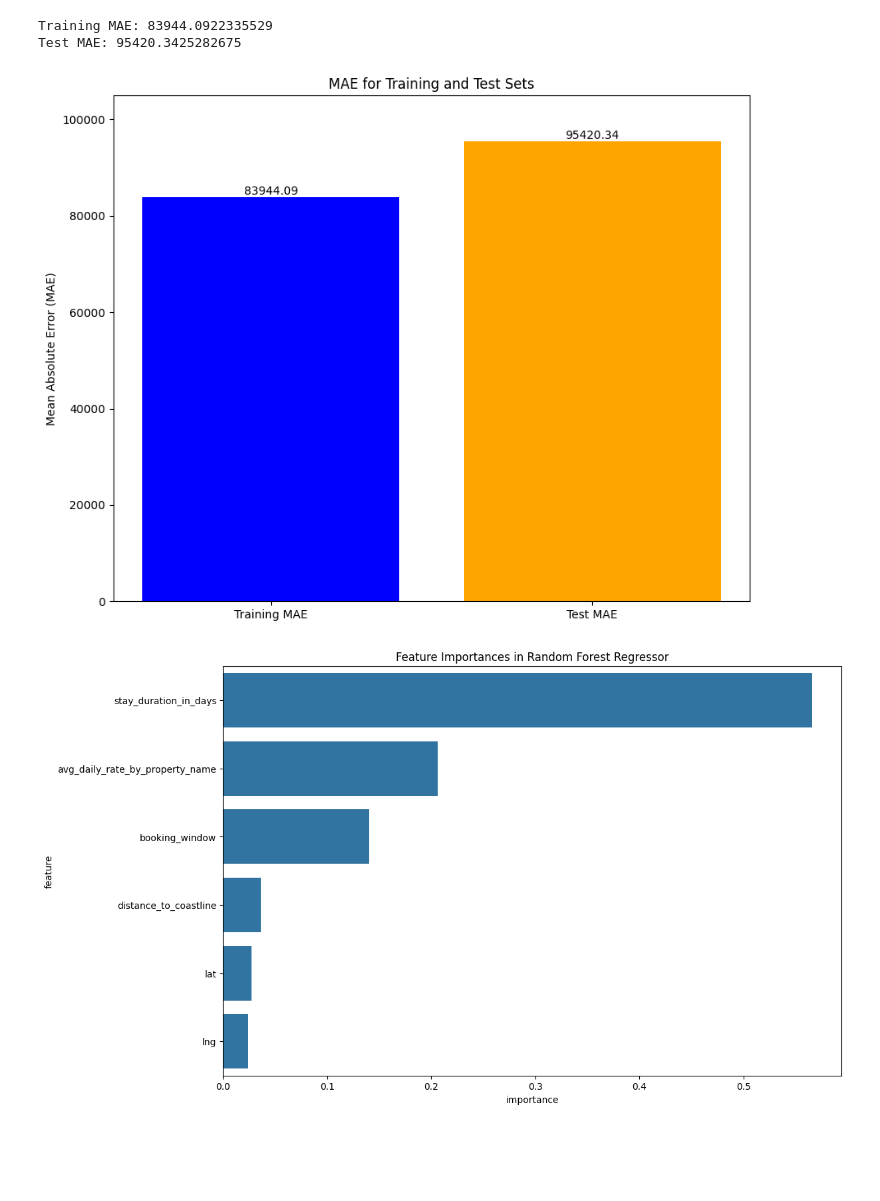
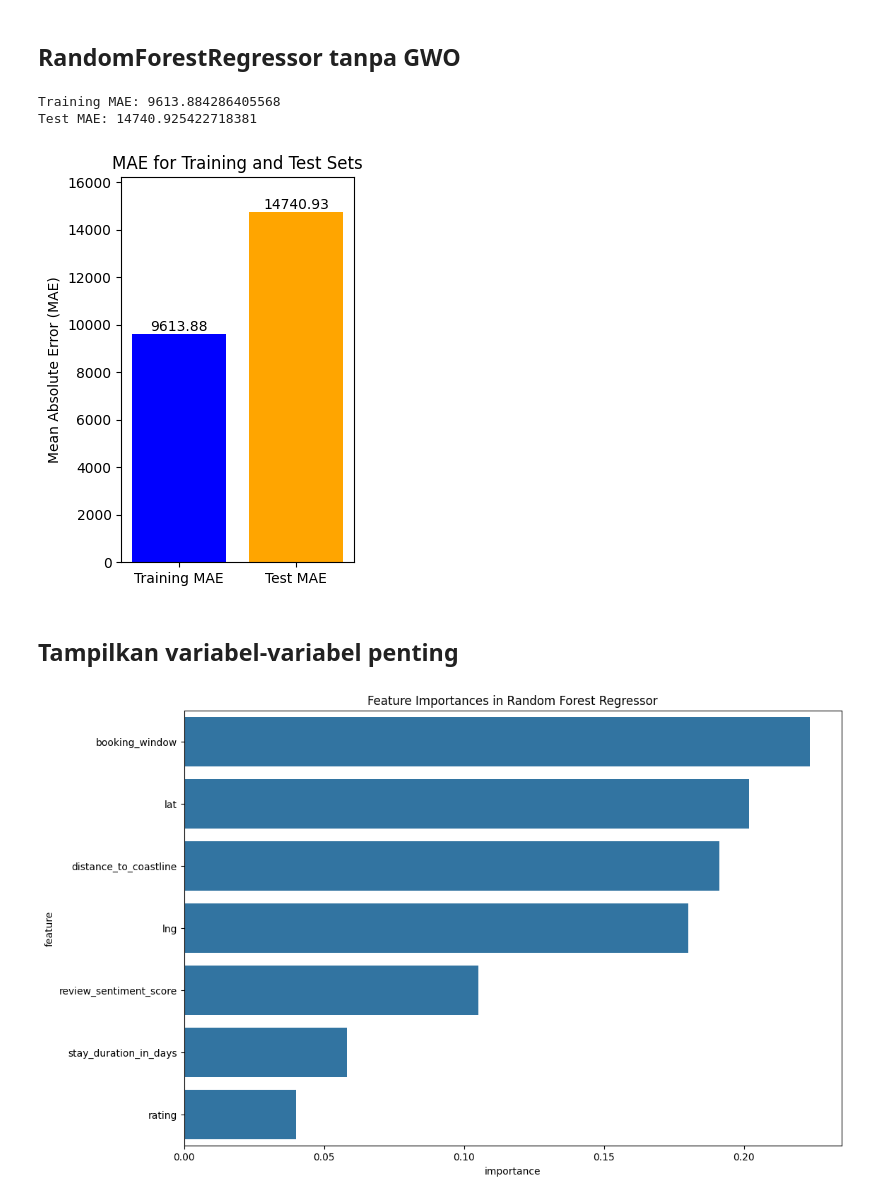
Before and after one commit to naufalsutrisna/Room-Pricing-Bukit-Vista, a Jupyter notebook: machine learning/randomforest_model.ipynb, the cells around one changed output. Saved outputs shown, nothing was run; the diff lists cells and outputs as text; code cells hidden in the pictures; blank space fills up the shorter version.

Commit message:
added normalization, changed the preprocessed data, and cleaned up the code.

```diff
--- a/machine learning/randomforest_model.ipynb
+++ b/machine learning/randomforest_model.ipynb
@@ -10,6 +14,6 @@ import seaborn as sns
 # %%
-# path ke file csv dimasukkan ke variabel
-data_path = os.path.join(os.getcwd(), 'preprocessed_data_all.csv')
+# Define the path to the CSV file
+data_path = os.path.join(os.getcwd(), '..', '..', 'data', 'preprocessed_data_v2.csv')
 
-# masukkan dataset ke dalam variabel df
+# Load the dataset
 df = pd.read_csv(data_path)
@@ -42,13 +20,29 @@ x_train, x_test, y_train, y_test = train_test_split(df[xcol], df[ycol], test_siz
+# %%
+# mendefinisi kolom yang memprediksi (xcol) dan diprediksi (ycol)
+# pokoknya yang di hashtagin itu gaperlu, karena yang ada malah nurunin si MAE nya
+ycol = df['average_daily_rate']  # Replace 'target' with the actual name of your target column
+xcol = ['stay_duration_in_days', 'booking_window', 'distance_to_coastline', 'lat','review_sentiment_score', 'lng', 'rating']
+
+# Normalize the dataset
+scaler = StandardScaler()
+
+# Fit the scaler on the training data and transform both training and testing data
+xcol_normalized = scaler.fit_transform(df[xcol])
+
+# Split the data into training and testing sets
+x_train, x_test, y_train, y_test = train_test_split(xcol_normalized, ycol, test_size=0.2, random_state=42)
+# %% [markdown]
+## RandomForestRegressor tanpa GWO
 # %%
 # inisialisasi RandomForestRegressor
 # rf_regressor = RandomForestRegressor(n_estimators=100, random_state=42, max_depth=30, n_jobs=-1, bootstrap=False)
 rf_regressor = RandomForestRegressor(
-    n_estimators=100,
+    n_estimators=110,
     random_state=42,
     max_depth=30,
     min_samples_split=2,
     min_samples_leaf=1,
-    max_features=4,
+    max_features=2,
     bootstrap=False,
     n_jobs=-1
 )
@@ -60,44 +54,47 @@ rf_regressor.fit(x_train, y_train)
 y_pred_train = rf_regressor.predict(x_train)
 y_pred_test = rf_regressor.predict(x_test)
 # %%
-# evaluasi model pakai MAE
+from sklearn.metrics import mean_absolute_error
+
+# Evaluate the model using MAE
 train_mae = mean_absolute_error(y_train, y_pred_train)
 test_mae = mean_absolute_error(y_test, y_pred_test)
 
 print(f'Training MAE: {train_mae}')
 print(f'Test MAE: {test_mae}')
 
 # visualisasi MAE
 labels = ['Training MAE', 'Test MAE']
 values = [train_mae, test_mae]
 
-plt.figure(figsize=(10, 8))
+plt.figure(figsize=(3, 5))
 plt.bar(labels, values, color=['blue', 'orange'])
 plt.ylabel('Mean Absolute Error (MAE)')
 plt.title('MAE for Training and Test Sets')
 plt.ylim(0, max(values) * 1.1)
 for i, v in enumerate(values):
     plt.text(i, v + 0.01, f'{v:.2f}', ha='center', va='bottom')
 plt.show()
 # %% [output]
-Training MAE: 83944.0922335529
-Test MAE: 95420.3425282675
+Training MAE: 9613.884286405568
+Test MAE: 14740.925422718381
-[figure, old version]
+[figure, new version]
+# %% [markdown]
+## Tampilkan variabel-variabel penting
 # %%
-# untuk melihat variabel mana yang paling mempengaruhi
-# inisialisasi feature importances
+# Get feature importances
 feature_importances = rf_regressor.feature_importances_
 
-# buat dataframe untuk visualisasi
+# Create a DataFrame for visualization
 feature_importances_df = pd.DataFrame({
-    'feature': x_train.columns,
+    'feature': xcol,
     'importance': feature_importances
 }).sort_values(by='importance', ascending=False)
 
-# tampilkan feature importances
+# Plot the feature importances
 plt.figure(figsize=(12, 8))
 sns.barplot(x='importance', y='feature', data=feature_importances_df)
 plt.title('Feature Importances in Random Forest Regressor')
 plt.show()
 # %% [output]
-[figure, old version]
+[figure, new version]
```
Also changed, not shown: parts of 5 cells of this notebook.
